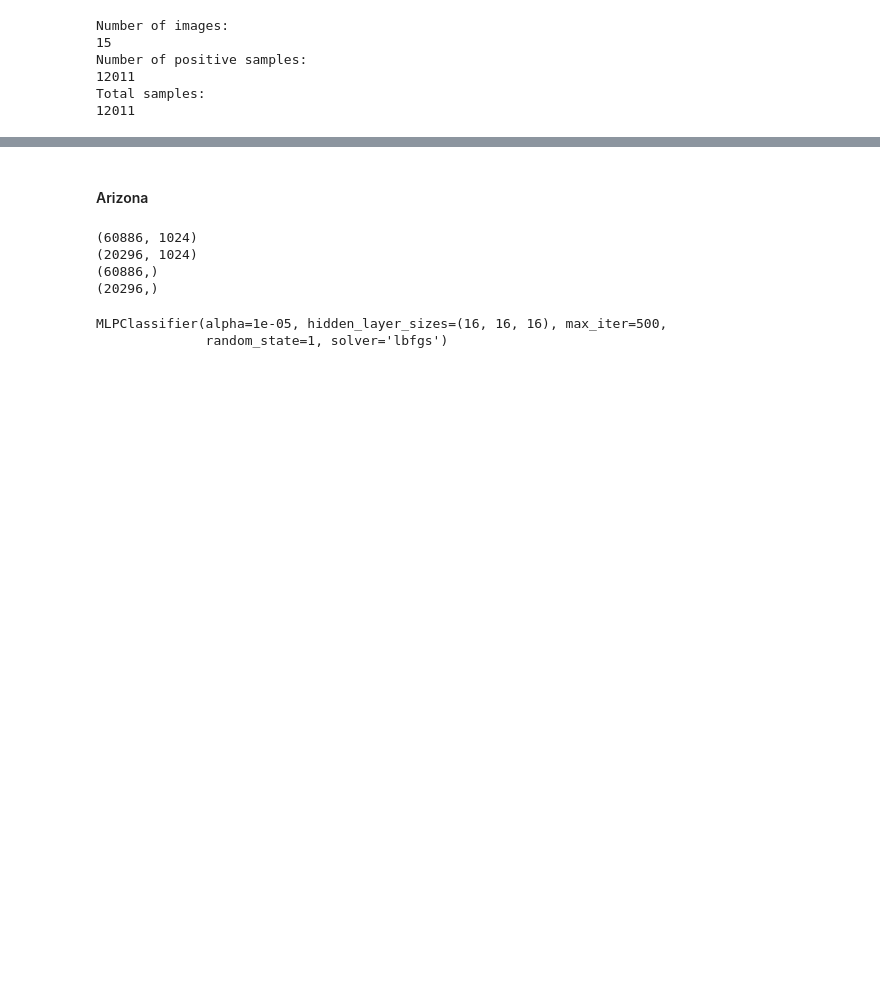
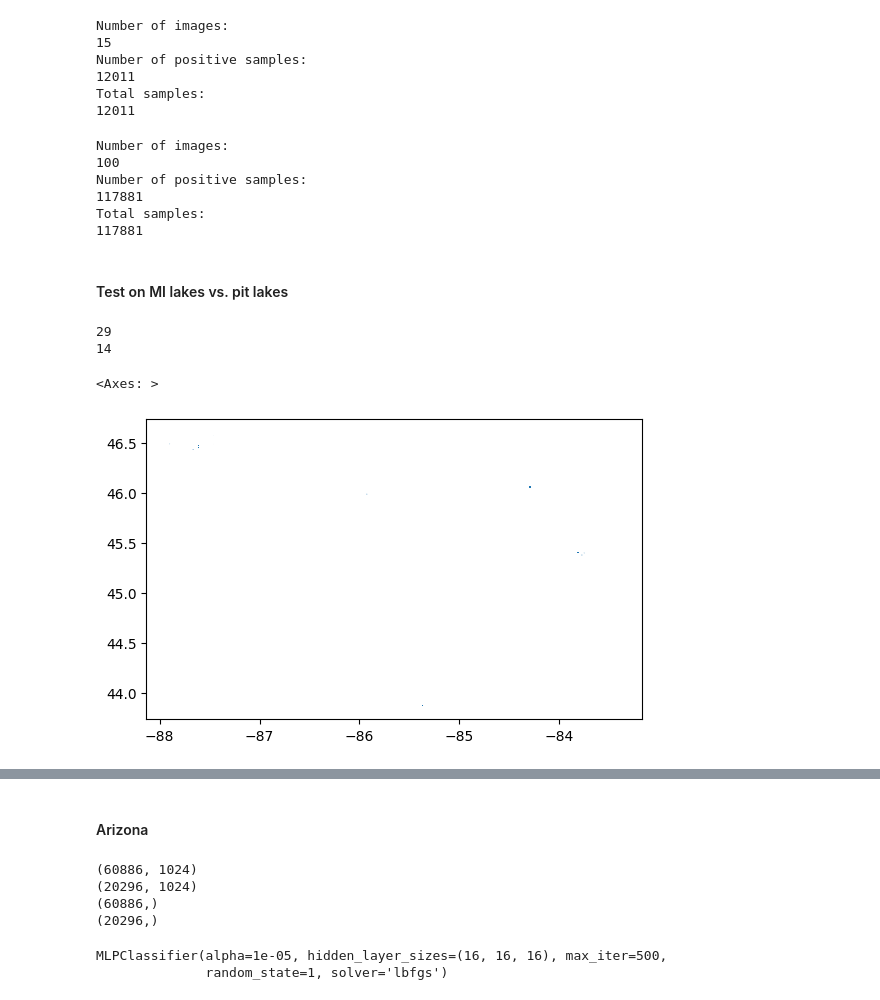
Before and after one commit to Ode-PBLLC/aquarry, a Jupyter notebook: mine_mapping.ipynb, the cells around one changed output, grey strips where cells are left out. Cells and saved outputs as stored; diff of their text form; code cells hidden in the pictures; blank space fills up the shorter version.

```diff
--- a/mine_mapping.ipynb
+++ b/mine_mapping.ipynb
@@ -857,0 +1093,60 @@ dnr_water_cropped.to_file('dnr_water1216')
+# %%
+# Get embeddings for MI
+mi_qa = gpd.read_file('data/mi_testing.geojson')
+
+mi_qa_embeddings, dummy = GetEmbeddingsFromIntersection(folder_path = 'data/60cm_mi/rgbir_cog/', polygons = mi_qa, random_images = False)
+
+print("Number of images:")
+print(len(mi_qa_embeddings))
+
+# Get MI test chips
+mi_test_chips = LabelEmbeddings(mi_qa_embeddings, dummy, mi_qa)
+
+print("Total samples:")
+print(len(mi_test_chips))
+
+mi_test = np.vstack(mi_test_chips['embeddings'].values)
+
+mi_test_preds = gpd.GeoDataFrame(mn_clf.predict(mi_test), columns = ['mine'], geometry = mi_test_chips['geometry'])
+mi_test_probs = gpd.GeoDataFrame(mn_clf.predict_proba(mi_test)[:,1], columns = ['mine_prob'], geometry=mi_test_chips['geometry'], crs = 'EPSG:4326')
+
+# Write Crosby predictions to shapefile
+mi_test_probs.to_file('mi_testing_1218')
+# %% [output]
+Number of images:
+100
+Number of positive samples:
+117881
+Total samples:
+117881
+# %% [markdown]
+#### Test on MI lakes vs. pit lakes
+# %%
+# Get lake data - filter out pit lakes
+
+mi_lakes = gpd.read_file('data/mi_Lake_Polygons.geojson').to_crs(epsg = 4326)
+states = gpd.read_file('data/state_boundaries')
+mi = states[states['STUSPS']=='MI']
+mi = mi.to_crs(epsg = 4326).geometry.unary_union
+mi_qa = US_QA[US_QA.geometry.intersects(mi)]
+
+mi_qa_pits = mi_qa[mi_qa['category'].isin(['a','q'])] # QAed pit lakes and questionable
+mi_lakes_polys = gpd.overlay(mi_lakes, mi_qa_pits, how = 'difference')
+print(len(mi_lakes_polys))
+
+# Get pit lake polygon intersections - keep polygons within pit lakes; otherwise keep bbox
+mi_qa_polys = gpd.overlay(mi_qa_pits, mi_lakes, how = 'intersection')
+
+bboxs_with_polygon = gpd.sjoin(mi_qa_pits, mi_lakes, how="left", predicate="intersects")
+print(len(bboxs_with_polygon))
+
+bboxs_without_polygon = bboxs_with_polygon[bboxs_with_polygon.index_right.isna()]
+print(len(bboxs_without_polygon))
+
+mi_qa_polys = pd.concat([mi_qa_polys, bboxs_without_polygon])
+mi_qa_polys.plot()
+# %% [output]
+29
+14
+<Axes: >
+[figure, added]
```
Also changed, not shown: parts of 44 cells of this notebook.
